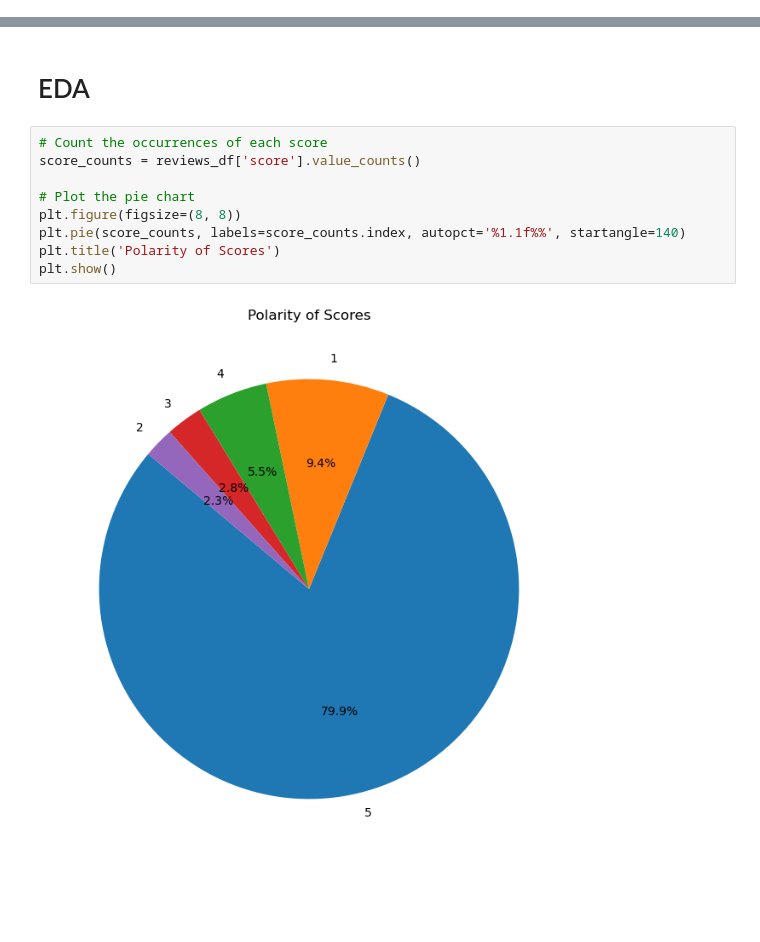
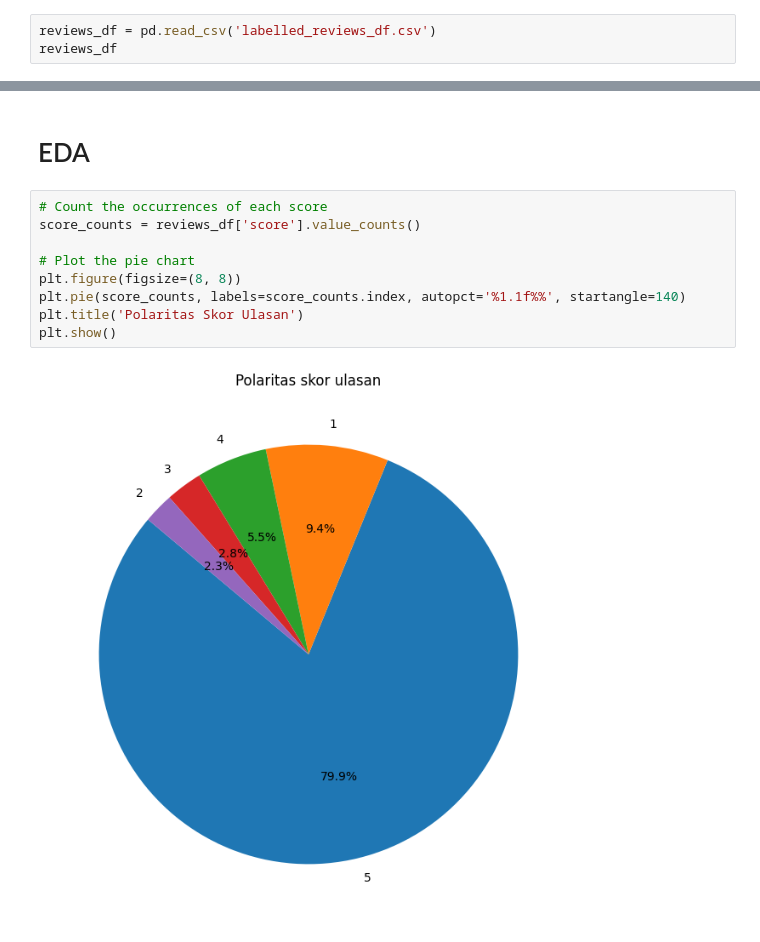
Before and after one commit to rnlyone/BRIMO-Google-Play-Review-Sentiment-Analysis, a Jupyter notebook: main.ipynb, the cells around one changed output, grey strips where cells are left out. Cells and saved outputs as stored; diff of their text form; blank space fills up the shorter version.

```diff
--- a/main.ipynb
+++ b/main.ipynb
@@ -34,0 +112,3 @@ Error:
+# %%
+reviews_df = pd.read_csv('labelled_reviews_df.csv')
+reviews_df
@@ -37,11 +131,11 @@ Error:
 # %%
 # Count the occurrences of each score
 score_counts = reviews_df['score'].value_counts()
 
 # Plot the pie chart
 plt.figure(figsize=(8, 8))
 plt.pie(score_counts, labels=score_counts.index, autopct='%1.1f%%', startangle=140)
-plt.title('Polarity of Scores')
+plt.title('Polaritas Skor Ulasan')
 plt.show()
 # %% [output]
-[figure, old version]
+[figure, new version]
```
Also changed, not shown: parts of 15 cells of this notebook, 1 other file.
